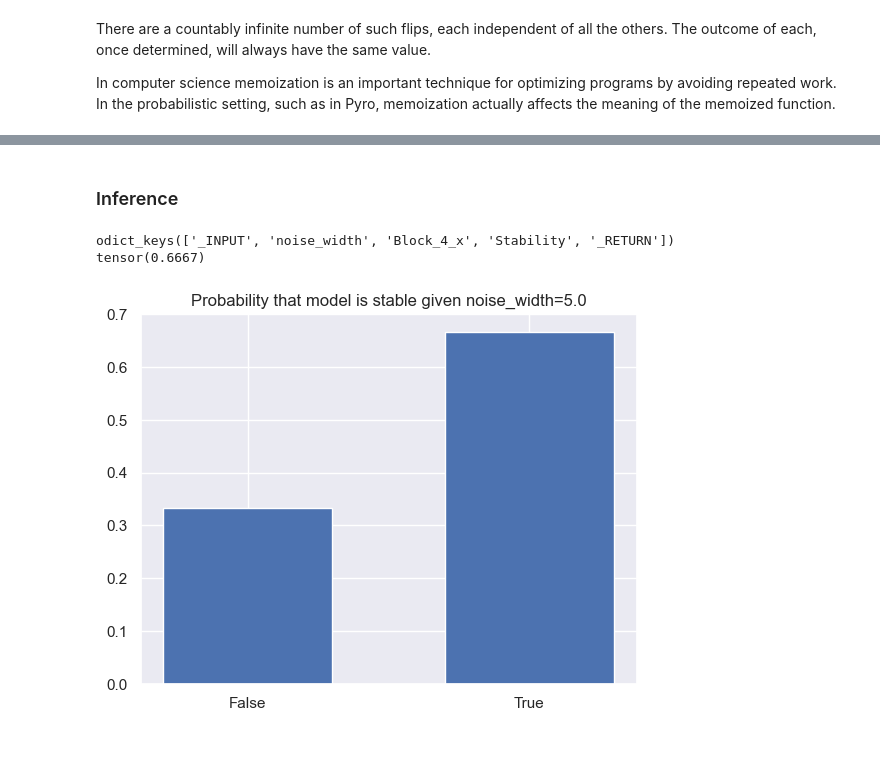
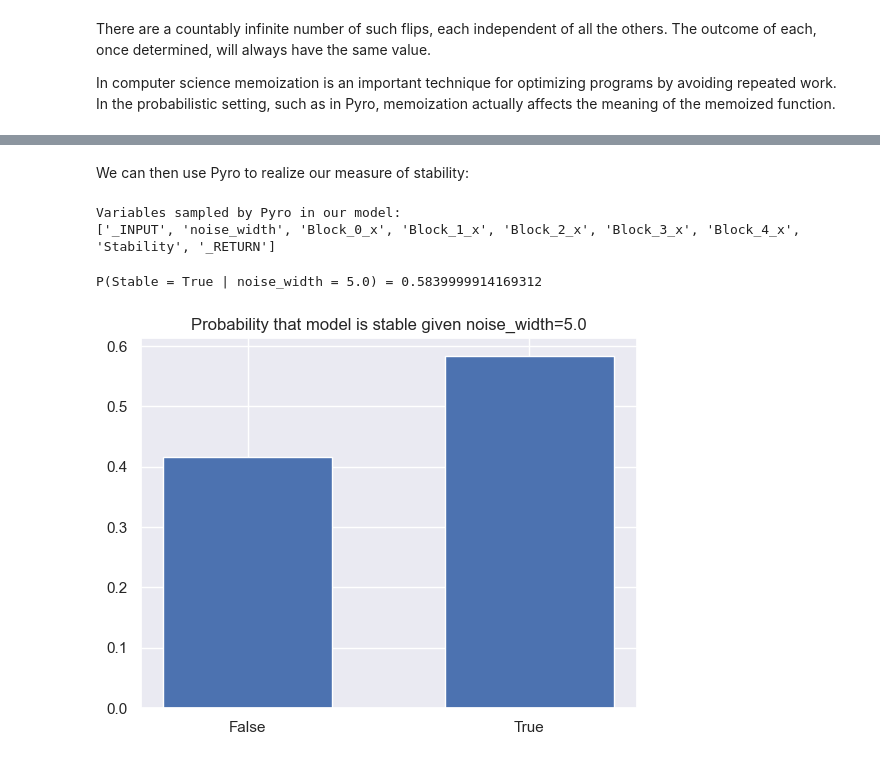
Before and after one commit to ebigelow/probmods-pyro, a Jupyter notebook: chapters/Chapter 2 - Generative Models.ipynb, the cells around one changed output, grey strips where cells are left out. Drawn from its saved outputs; the diff is of its cells as text; code cells hidden in the pictures.

```diff
--- a/chapters/Chapter 2 - Generative Models.ipynb
+++ b/chapters/Chapter 2 - Generative Models.ipynb
@@ -946,40 +726,42 @@ print(out)
-# %% [markdown]
-### Inference
-# %%
-nw = 5.0
-conditions = {
-    "noise_width" : torch.tensor(nw, dtype=torch.float),
-    # "Block_4_x" : torch.tensor(240, dtype=torch.float)
-}
-
-conditioned_model = pyro.condition(model, conditions)
-
-importance = Importance(conditioned_model, guide=None, num_samples=100)
-# importance = Importance(model, guide=None, num_samples=100)
-
-t = pyro.poutine.trace(conditioned_model).get_trace()
-print(t.nodes.keys())
-# for key, value in t.nodes.items():
-#     print(key, value)
-#     print('\n')
-
-# print(np.exp(t.log_prob_sum()))
-# params = [t.nodes[name]["value"].unconstrained() for name in t.param_nodes]
-# print(params)
-
-trace_posterior_conditioned = importance.run() # args and kwargs are used if your model function takes any input arguments to run
-emp_marginal = EmpiricalMarginal(trace_posterior=trace_posterior_conditioned, sites=["Stability"])
-# print(emp_marginal.log_weights)
-# print(emp_marginal.enumerate_support())
-outcome = torch.tensor([True], dtype=torch.float)
-
-log_prob = emp_marginal.log_prob(outcome)
-p = np.exp(log_prob)
-print(p)
-
-viz(emp_marginal, plot_args={"tick_label":["False", "True"], "width":0.6}, title="Probability that model is stable given noise_width={}".format(nw))
-# %% [output]
-odict_keys(['_INPUT', 'noise_width', 'Block_4_x', 'Stability', '_RETURN'])
-tensor(0.6667)
-[figure, removed]
+# %% [markdown]
+We can then use Pyro to realize our measure of stability:
+# %%
+def model(world, dims):
+    s = run_simulation(world, dims)
+    Stability = pyro.sample("Stability", dist.Delta(torch.tensor(s, dtype=torch.float)))
+    return Stability
+
+# Uncomment whichever of the models you would like to test:
+# our_model = lambda: model(stable_world, DIMS)
+our_model = lambda: model(almost_unstable_world, DIMS)
+# our_model = lambda: model(unstable_world, DIMS)
+
+sampled_vars = list(pyro.poutine.trace(our_model).get_trace().nodes.keys())
+print(f"Variables sampled by Pyro in our model: ", sampled_vars, sep='\n')
+# %% [output]
+Variables sampled by Pyro in our model:
+['_INPUT', 'noise_width', 'Block_0_x', 'Block_1_x', 'Block_2_x', 'Block_3_x', 'Block_4_x', 'Stability', '_RETURN']
+# %%
+# See how the results vary with nw = 1.0, 5.0 and 10.0
+nw = 5.0
+emp_marginal = infer_physics(
+    our_model,
+    conditions={"noise_width": torch.tensor(nw)},
+    sites = ["Stability"],
+    num_samples=500
+)
+
+outcome = torch.tensor([True], dtype=torch.float)
+
+log_prob = emp_marginal.log_prob(outcome)
+p = np.exp(log_prob)
+print(f"P(Stable = True | noise_width = 5.0) = {p}")
+
+if p != 1.0:
+    viz(emp_marginal, plot_args={"tick_label":["False", "True"], "width":0.6}, title=f"Probability that model is stable given noise_width={nw}")
+else:
+    print("No plot as we have a single bar!")
+# %% [output]
+P(Stable = True | noise_width = 5.0) = 0.5839999914169312
+[figure, added]
 # %%
```
Also changed, not shown: parts of 40 cells of this notebook, 2 other files.
